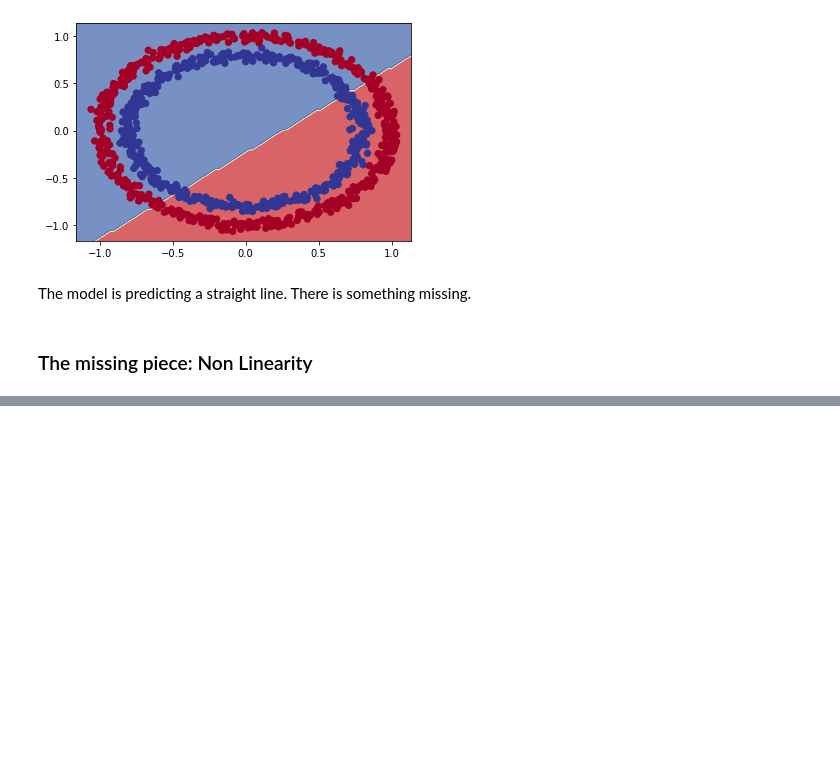
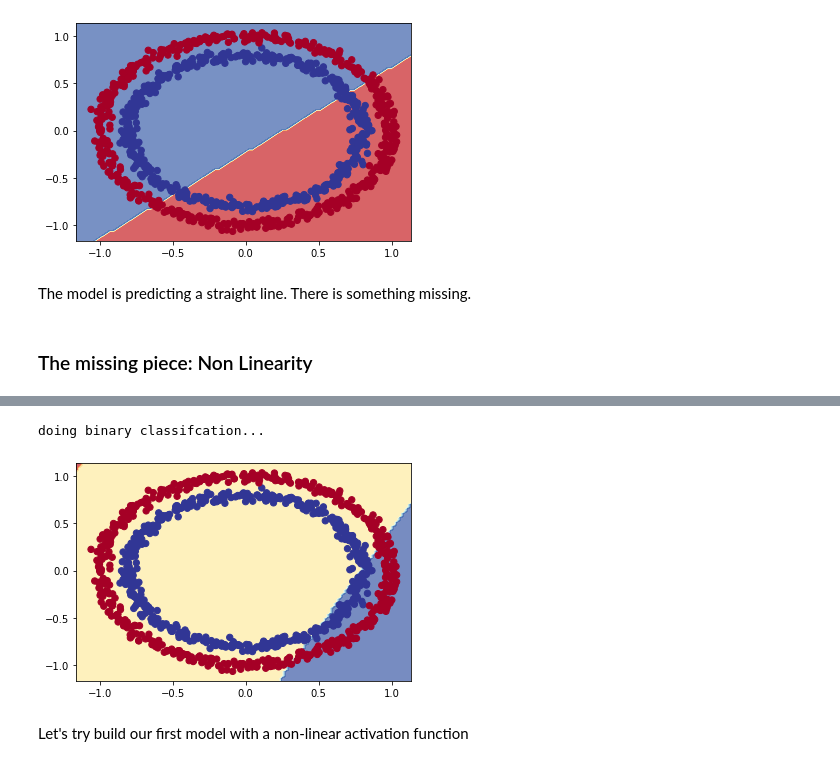
Before and after one commit to VinoJose/Tensorflow, a Jupyter notebook: 02_neural_network_classification_in_tensorflow.ipynb, the cells around one changed output, grey strips where cells are left out. Cells and saved outputs as stored; diff of their text form; code cells hidden in the pictures; blank space fills up the shorter version.

```diff
--- a/02_neural_network_classification_in_tensorflow.ipynb
+++ b/02_neural_network_classification_in_tensorflow.ipynb
@@ -193,3 +193,13 @@ doing binary classifcation...
 The model is predicting a straight line. There is something missing.
 # %% [markdown]
 ### The missing piece: Non Linearity
+# %%
+tf.random.set_seed(42)
+
+model_4 = tf.keras.Sequential([
+                               tf.keras.layers.Dense(1, activation="linear")
+])
+model_4.compile(loss=tf.keras.losses.BinaryCrossentropy(),
+                optimizer=tf.keras.optimizers.Adam(lr=0.001),
+                metrics=["accuracy"])
+history = model_4.fit(X, y, epochs=100)
@@ -195,0 +232,8 @@ The model is predicting a straight line. There is something missing.
+# %%
+# The the decision boundary for our latest model
+plot_decision_boundary(model_4, X, y)
+# %% [output]
+doing binary classifcation...
+[figure, added]
+# %% [markdown]
+Let's try build our first model with a non-linear activation function
```
Also changed, not shown: parts of 10 cells of this notebook.
